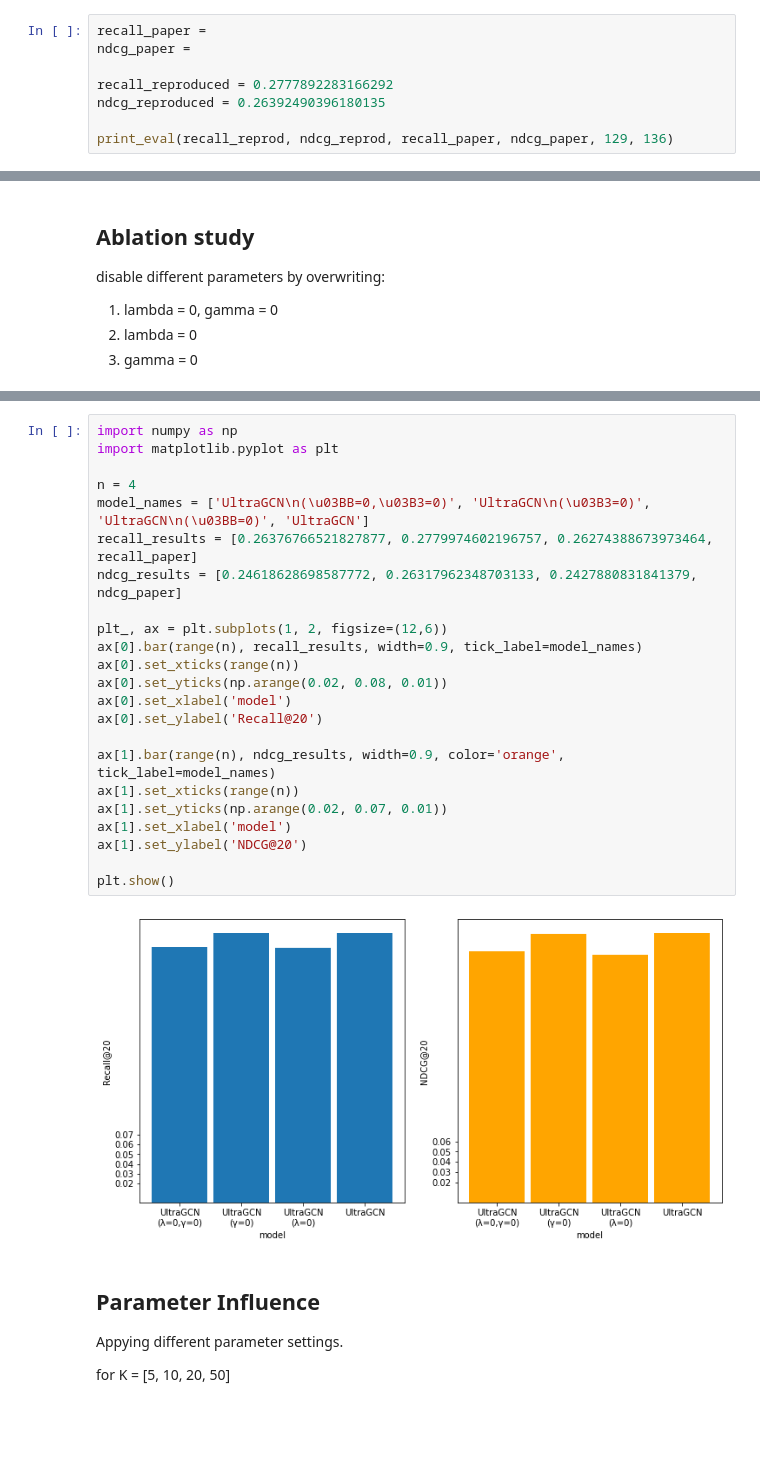
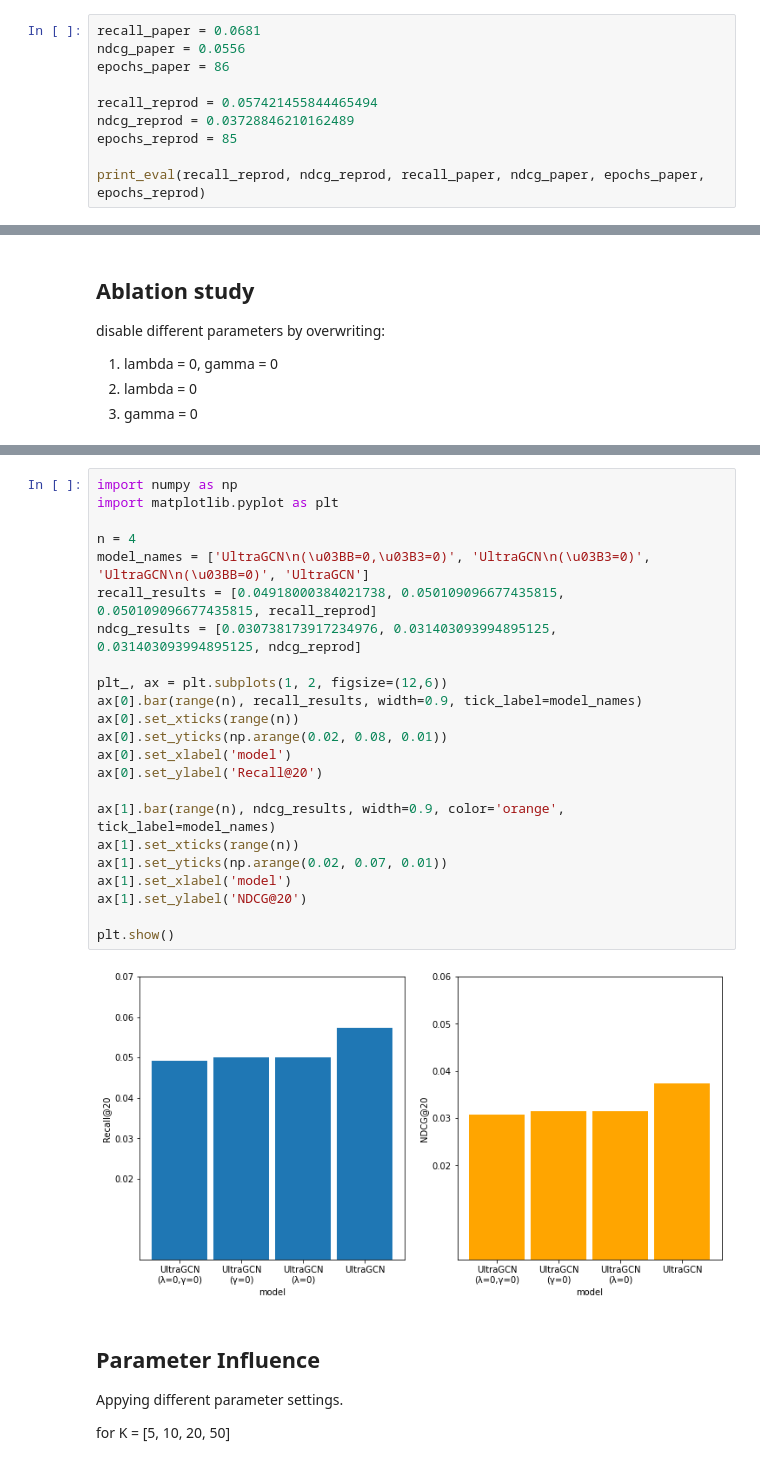
Before and after one commit to e11824496/ExpDesign_WS22, a Jupyter notebook: UltraGCN_reprod.ipynb, the cells around one changed output, grey strips where cells are left out. Drawn from its saved outputs; the diff is of its cells as text; blank space fills up the shorter version.

Commit message:
sample amazon dataset, start reproducing results with reduced dataset

```diff
--- a/UltraGCN_reprod.ipynb
+++ b/UltraGCN_reprod.ipynb
@@ -89,9 +164,11 @@ END
 # %%
-recall_paper =
-ndcg_paper =
+recall_paper = 0.0681
+ndcg_paper = 0.0556
+epochs_paper = 86
 
-recall_reproduced = 0.2777892283166292
-ndcg_reproduced = 0.26392490396180135
+recall_reprod = 0.057421455844465494
+ndcg_reprod = 0.03728846210162489
+epochs_reprod = 85
 
-print_eval(recall_reprod, ndcg_reprod, recall_paper, ndcg_paper, 129, 136)
+print_eval(recall_reprod, ndcg_reprod, recall_paper, ndcg_paper, epochs_paper, epochs_reprod)
 # %% [output]
@@ -198,28 +249,28 @@ END
 # %%
 import numpy as np
 import matplotlib.pyplot as plt
 
 n = 4
 model_names = ['UltraGCN\n(\u03BB=0,\u03B3=0)', 'UltraGCN\n(\u03B3=0)', 'UltraGCN\n(\u03BB=0)', 'UltraGCN']
-recall_results = [0.26376766521827877, 0.2779974602196757, 0.26274388673973464, recall_paper]
-ndcg_results = [0.24618628698587772, 0.26317962348703133, 0.2427880831841379, ndcg_paper]
+recall_results = [0.04918000384021738, 0.050109096677435815, 0.050109096677435815, recall_reprod]
+ndcg_results = [0.030738173917234976, 0.031403093994895125, 0.031403093994895125, ndcg_reprod]
 
 plt_, ax = plt.subplots(1, 2, figsize=(12,6))
 ax[0].bar(range(n), recall_results, width=0.9, tick_label=model_names)
 ax[0].set_xticks(range(n))
 ax[0].set_yticks(np.arange(0.02, 0.08, 0.01))
 ax[0].set_xlabel('model')
 ax[0].set_ylabel('Recall@20')
 
 ax[1].bar(range(n), ndcg_results, width=0.9, color='orange', tick_label=model_names)
 ax[1].set_xticks(range(n))
 ax[1].set_yticks(np.arange(0.02, 0.07, 0.01))
 ax[1].set_xlabel('model')
 ax[1].set_ylabel('NDCG@20')
 
 plt.show()
 # %% [output]
-[figure, old version]
+[figure, new version]
 # %% [markdown]
 ## Parameter Influence
 
```
Also changed, not shown: parts of 27 cells of this notebook, 6 other files.
